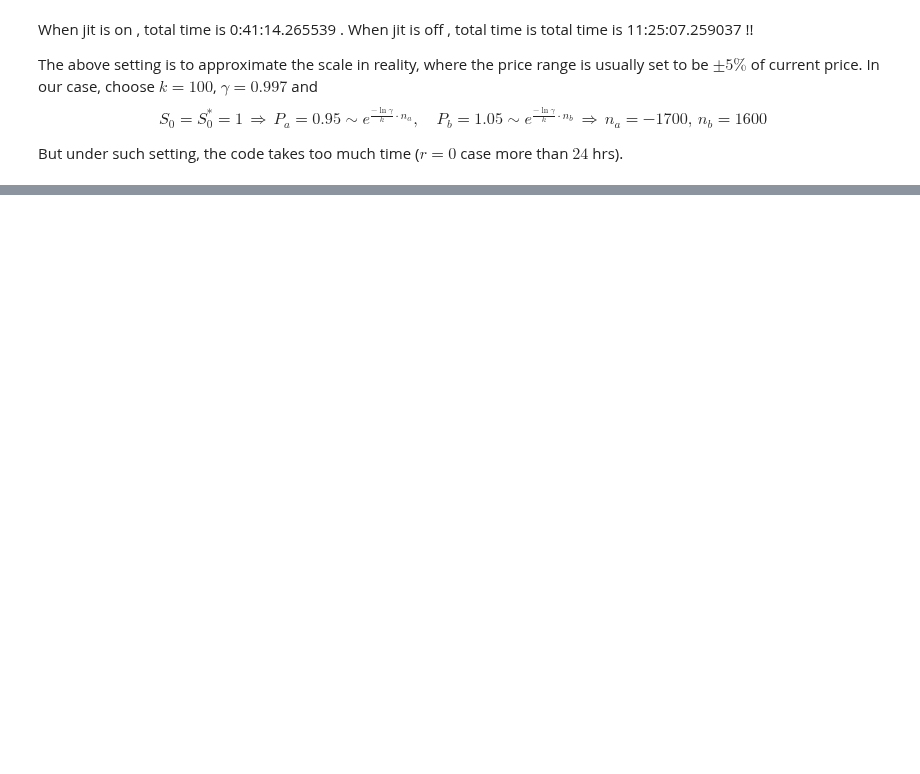
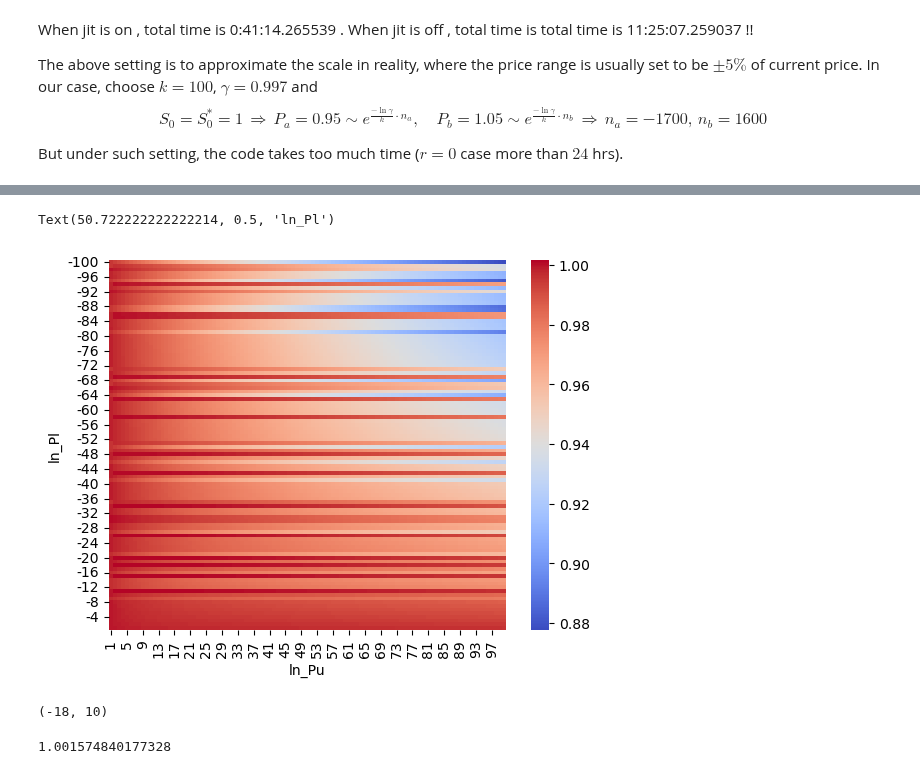
Before and after one commit to std92050/AMM, a Jupyter notebook: bellmanfix.ipynb, the cells around one changed output, grey strips where cells are left out. Saved outputs shown, nothing was run; the diff lists cells and outputs as text; code cells hidden in the pictures; blank space fills up the shorter version.

```diff
--- a/bellmanfix.ipynb
+++ b/bellmanfix.ipynb
@@ -805,0 +882,11 @@ config.DISABLE_JIT = False
+# %%
+gamma = 0.997
+k = 2
+p=0.5
+delta = -np.log(gamma) / k
+# position range
+ln_Pa = -1
+ln_Pb = 1
+ln_Pl=-5
+ln_Pu=5
+L = 1
@@ -830,0 +908,16 @@ V_bd(-1, 1)
+# %%
+k=2
+r= 5.6e-6
+ln_Pa=0
+ln_Pb =1
+# %%
+def _(m,l=100):
+    lower = np.arange(-l,0)
+    upper = np.arange(1,l+1)
+    value_df = pd.DataFrame(index= lower, columns=upper)
+    for ln_Pl in lower:
+        for ln_Pu in upper:
+            V_array = V_enum(k, ln_Pa, ln_Pb, ln_Pl, ln_Pu, L, gamma, r, p)
+            V_0 = V_normalized(0, m, k, ln_Pa, ln_Pb, ln_Pl, ln_Pu, L, gamma, r, p,V_array)
+            value_df.loc[ln_Pl,ln_Pu] = V_0
+    return value_df
@@ -830,0 +934,8 @@ V_bd(-1, 1)
+# %%
+V_df=_(0,l=100).astype(float)
+sns.heatmap(V_df ,cmap='coolwarm',cbar=True,linewidth=1e-4,linecolor='k')
+plt.xlabel('ln_Pu')
+plt.ylabel('ln_Pl')
+# %% [output]
+Text(50.722222222222214, 0.5, 'ln_Pl')
+[figure, added]
@@ -831 +945,9 @@ V_bd(-1, 1)
+# %%
+ln_Pl,ln_Pu
+# %% [output]
+(-18, 10)
+# %%
+V_df.loc[ln_Pl,ln_Pu]
+# %% [output]
+1.001574840177328
 # %%
```
Also changed, not shown: parts of 30 cells of this notebook.
